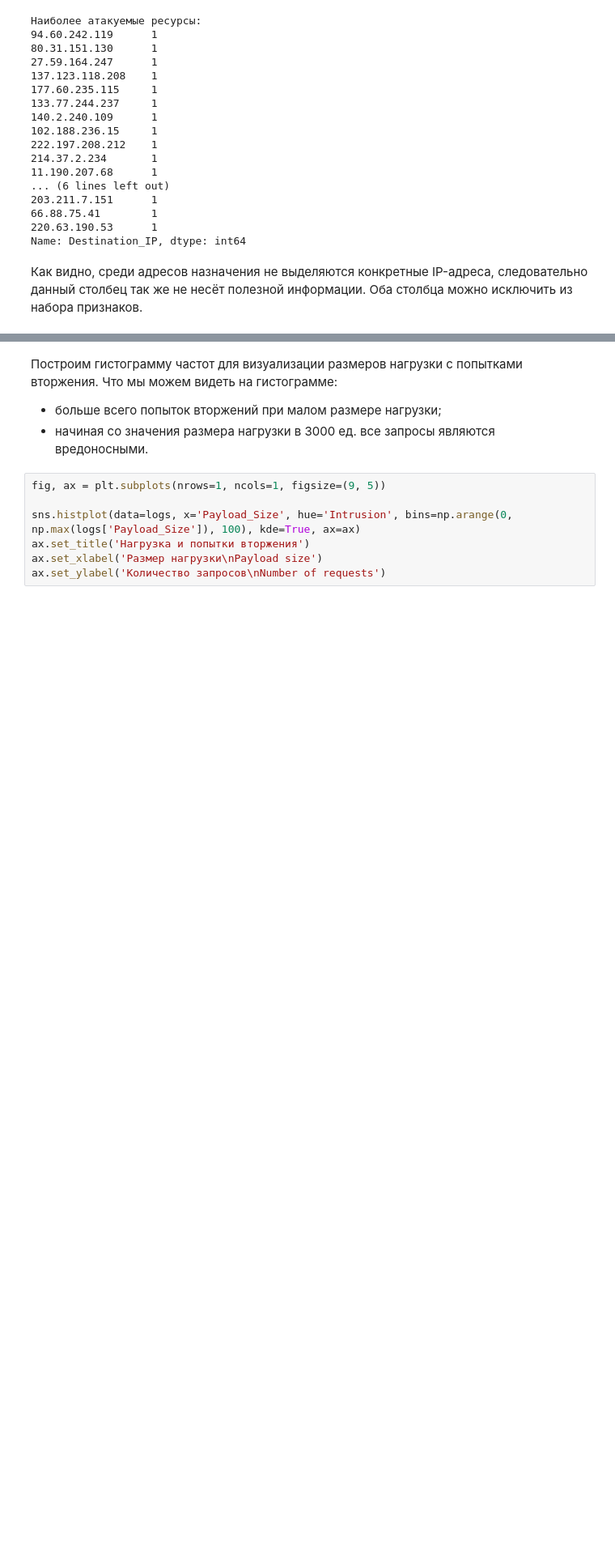
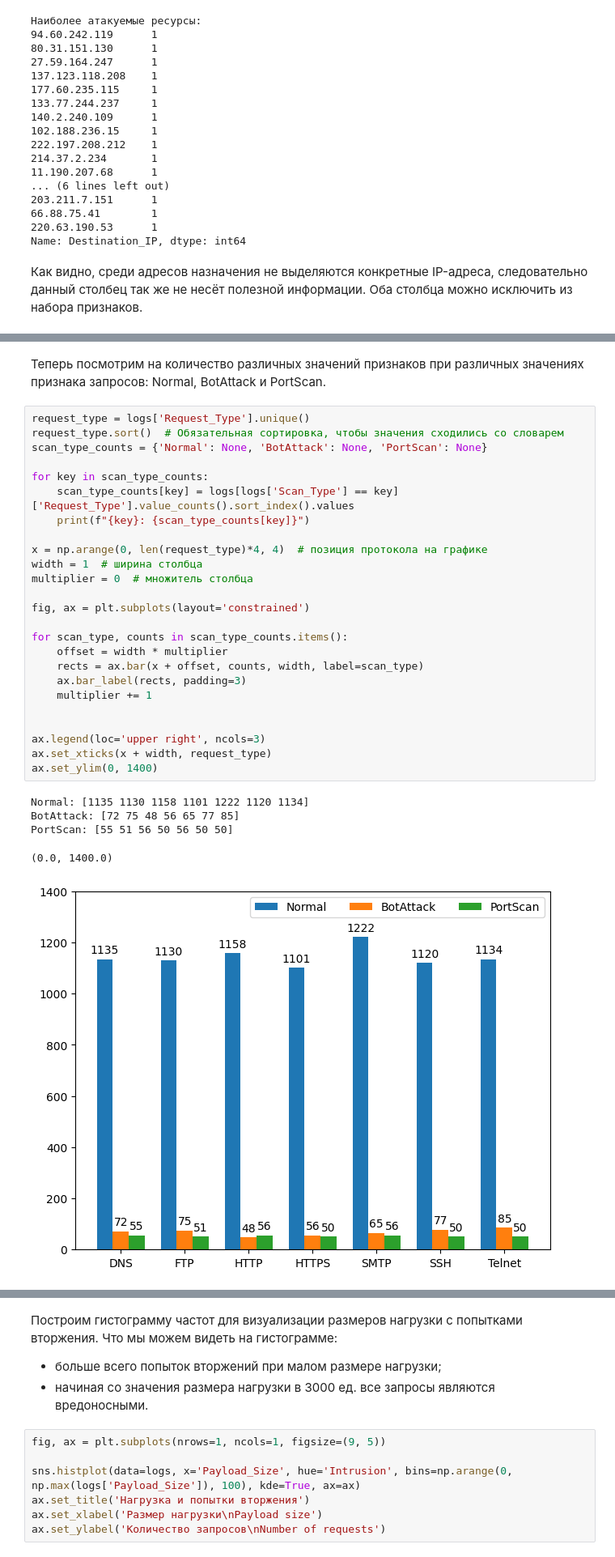
Before and after one commit to iamrus1/Intrusion-Log-Analysis, a Jupyter notebook: Intrusion detection log analysis.ipynb, the cells around one changed output, grey strips where cells are left out. Shown at 81% size. Saved outputs shown, nothing was run; the diff lists cells and outputs as text; blank space fills up the shorter version.

Commit message:
Port, Request_Type, Protocol and User_Agent analysis

```diff
--- a/Intrusion detection log analysis.ipynb
+++ b/Intrusion detection log analysis.ipynb
@@ -260,0 +294,33 @@ for col in logs.columns[[2, 3, 4]]:
+# %% [markdown]
+Теперь посмотрим на количество различных значений признаков при различных значениях признака запросов: Normal, BotAttack и PortScan.
+# %%
+request_type = logs['Request_Type'].unique()
+request_type.sort()  # Обязательная сортировка, чтобы значения сходились со словарем
+scan_type_counts = {'Normal': None, 'BotAttack': None, 'PortScan': None}
+
+for key in scan_type_counts:
+    scan_type_counts[key] = logs[logs['Scan_Type'] == key]['Request_Type'].value_counts().sort_index().values
+    print(f"{key}: {scan_type_counts[key]}")
+
+x = np.arange(0, len(request_type)*4, 4)  # позиция протокола на графике
+width = 1  # ширина столбца
+multiplier = 0  # множитель столбца
+
+fig, ax = plt.subplots(layout='constrained')
+
+for scan_type, counts in scan_type_counts.items():
+    offset = width * multiplier
+    rects = ax.bar(x + offset, counts, width, label=scan_type)
+    ax.bar_label(rects, padding=3)
+    multiplier += 1
+
+
+ax.legend(loc='upper right', ncols=3)
+ax.set_xticks(x + width, request_type)
+ax.set_ylim(0, 1400)
+# %% [output]
+Normal: [1135 1130 1158 1101 1222 1120 1134]
+BotAttack: [72 75 48 56 65 77 85]
+PortScan: [55 51 56 50 56 50 50]
+(0.0, 1400.0)
+[figure, added]
```
Also changed, not shown: parts of 8 cells of this notebook.
